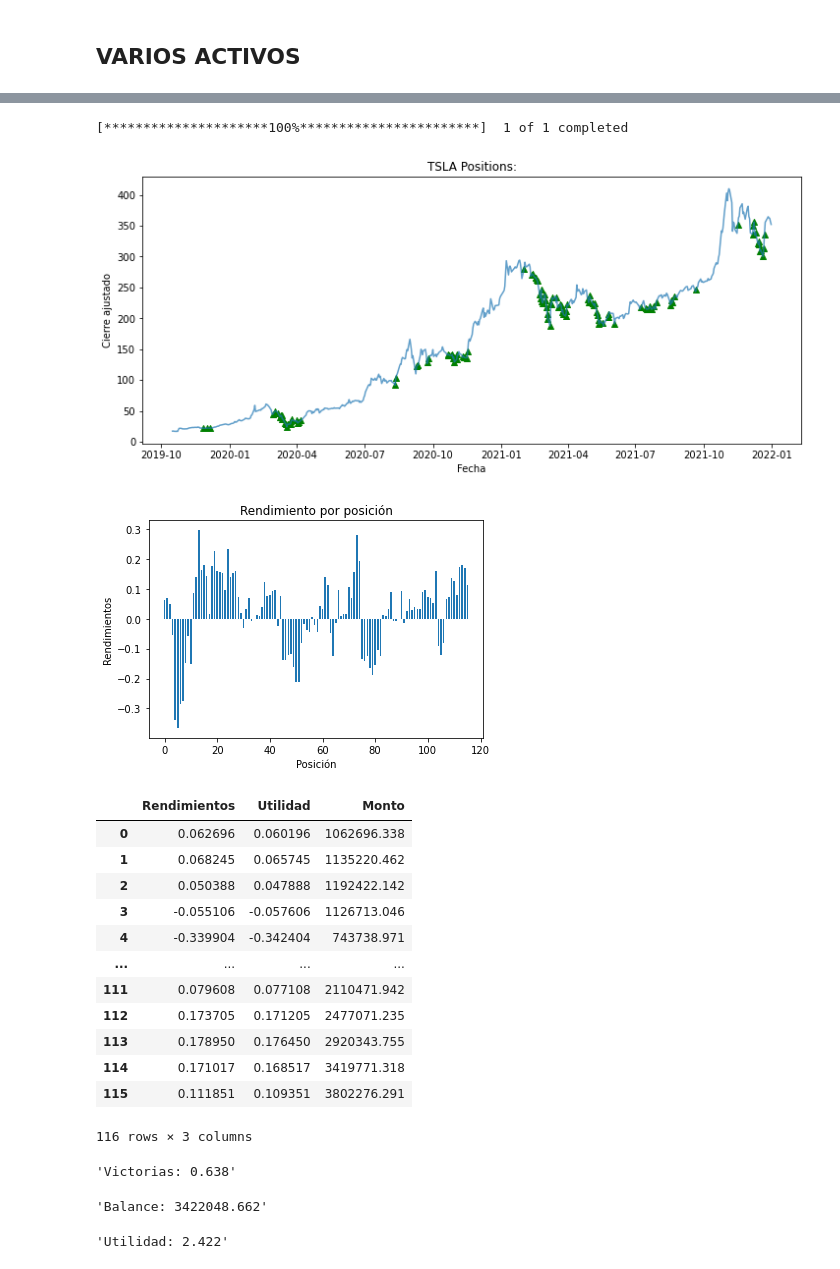
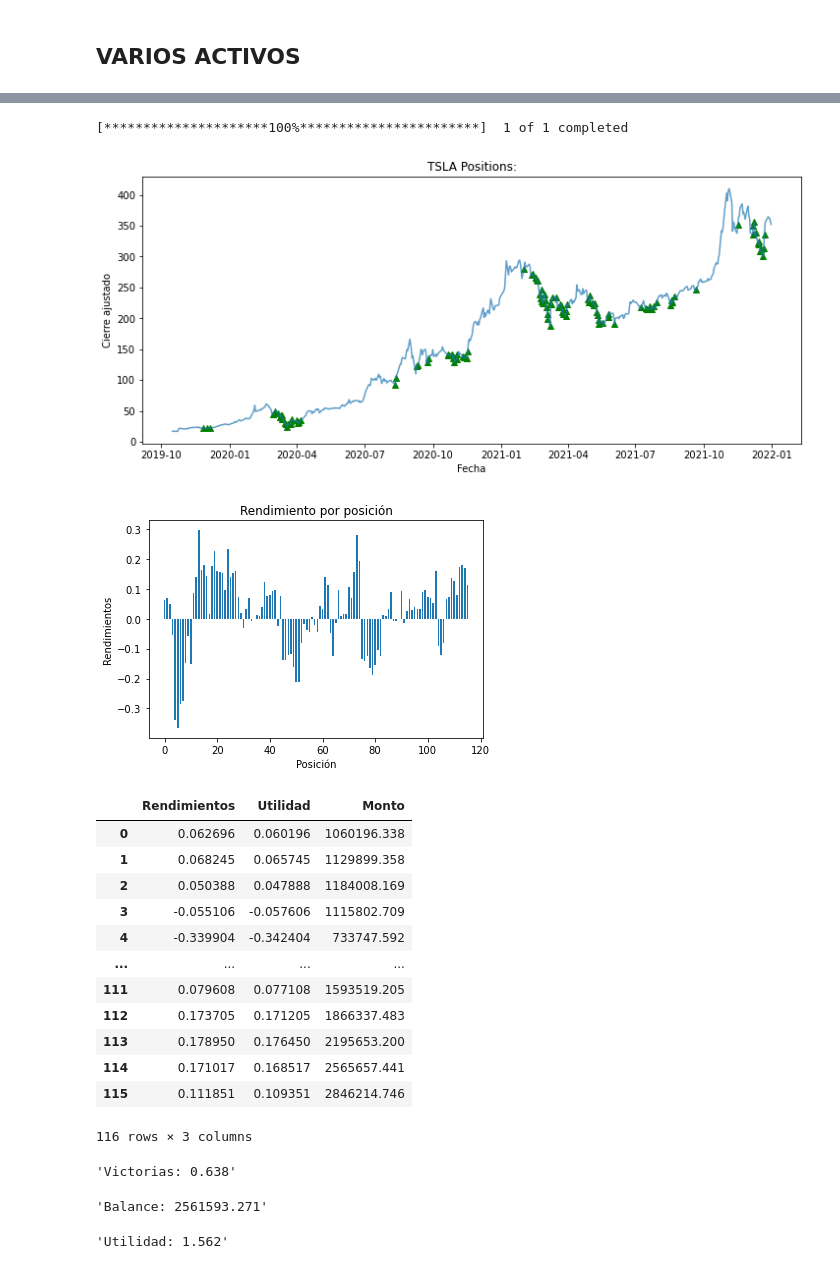
Before and after one commit to GustavodeAnda/PORTAFOLIOS2, a Jupyter notebook: RSI TRADING CHIDO.ipynb, the cells around one changed output, grey strips where cells are left out. Drawn from its saved outputs; the diff is of its cells as text; code cells hidden in the pictures.

```diff
--- a/RSI TRADING CHIDO.ipynb
+++ b/RSI TRADING CHIDO.ipynb
@@ -66,7 +66,7 @@ dfr['Utilidad'] = dfr['Rendimientos']-Comisiones
 Monto = [capital]
 
 for i in range(len(dfr)):
-    valor = Monto[-1]*(1+dfr['Rendimientos'][i])
+    valor = Monto[-1]*(1+dfr['Utilidad'][i])
     Monto.append(valor)
 
     # se borra capital inicial de la lista de montos
@@ -154,7 +154,7 @@ dfr['Utilidad'] = dfr['Rendimientos']-Comisiones
 Monto = [capital]
 
 for i in range(len(dfr)):
-    valor = Monto[-1]*(1+dfr['Rendimientos'][i])
+    valor = Monto[-1]*(1+dfr['Utilidad'][i])
     Monto.append(valor)
 
     # se borra capital inicial de la lista de montos
@@ -176,48 +176,48 @@ plt.xlabel("Posición")
 plt.ylabel("Rendimientos")
 plt.title("Rendimiento por posición")
 plt.show()
 
 # Calculamos el número de victorias en la estrategia:
 wins = [i for i in Profits if i > 0]
 wins = len(wins)/len(Profits)
 
 # Calculamos utilidad final DESPUÉS DE IMPUESTOS
 impuestos = 0.1
 
     # Encontramos monto final
 ultimo = dfr[['Monto']].iloc[-1]
 
     # Restamos impuestos
 ultimo_TSLA = ultimo * (1-impuestos)
 
     # Lo convertimos en tasa comparado al capital inicial
 utilidad_TSLA = (ultimo_TSLA - capital) / capital
 
 # Mandamos todo a proyectar en la misma celda
 display(dfr,
         'Victorias: '+str(np.round(wins,3)),
         'Balance: '+str(np.round(ultimo_TSLA,3)[0]),
         'Utilidad: ' +str(np.round(utilidad_TSLA,3)[0]))
 # %% [output]
 [*********************100%***********************]  1 of 1 completed
 [figure]
 [figure]
 |  | Rendimientos | Utilidad | Monto |
-| 0 | 0.062696 | 0.060196 | 1062696.338 |
-| 1 | 0.068245 | 0.065745 | 1135220.462 |
-| 2 | 0.050388 | 0.047888 | 1192422.142 |
-| 3 | -0.055106 | -0.057606 | 1126713.046 |
-| 4 | -0.339904 | -0.342404 | 743738.971 |
+| 0 | 0.062696 | 0.060196 | 1060196.338 |
+| 1 | 0.068245 | 0.065745 | 1129899.358 |
+| 2 | 0.050388 | 0.047888 | 1184008.169 |
+| 3 | -0.055106 | -0.057606 | 1115802.709 |
+| 4 | -0.339904 | -0.342404 | 733747.592 |
 | ... | ... | ... | ... |
-| 111 | 0.079608 | 0.077108 | 2110471.942 |
-| 112 | 0.173705 | 0.171205 | 2477071.235 |
-| 113 | 0.178950 | 0.176450 | 2920343.755 |
-| 114 | 0.171017 | 0.168517 | 3419771.318 |
-| 115 | 0.111851 | 0.109351 | 3802276.291 |
+| 111 | 0.079608 | 0.077108 | 1593519.205 |
+| 112 | 0.173705 | 0.171205 | 1866337.483 |
+| 113 | 0.178950 | 0.176450 | 2195653.200 |
+| 114 | 0.171017 | 0.168517 | 2565657.441 |
+| 115 | 0.111851 | 0.109351 | 2846214.746 |
 116 rows × 3 columns
 'Victorias: 0.638'
-'Balance: 3422048.662'
+'Balance: 2561593.271'
-'Utilidad: 2.422'
+'Utilidad: 1.562'
 # %%
 stock = 'AAPL'
 
```
Also changed, not shown: parts of 4 cells of this notebook.
